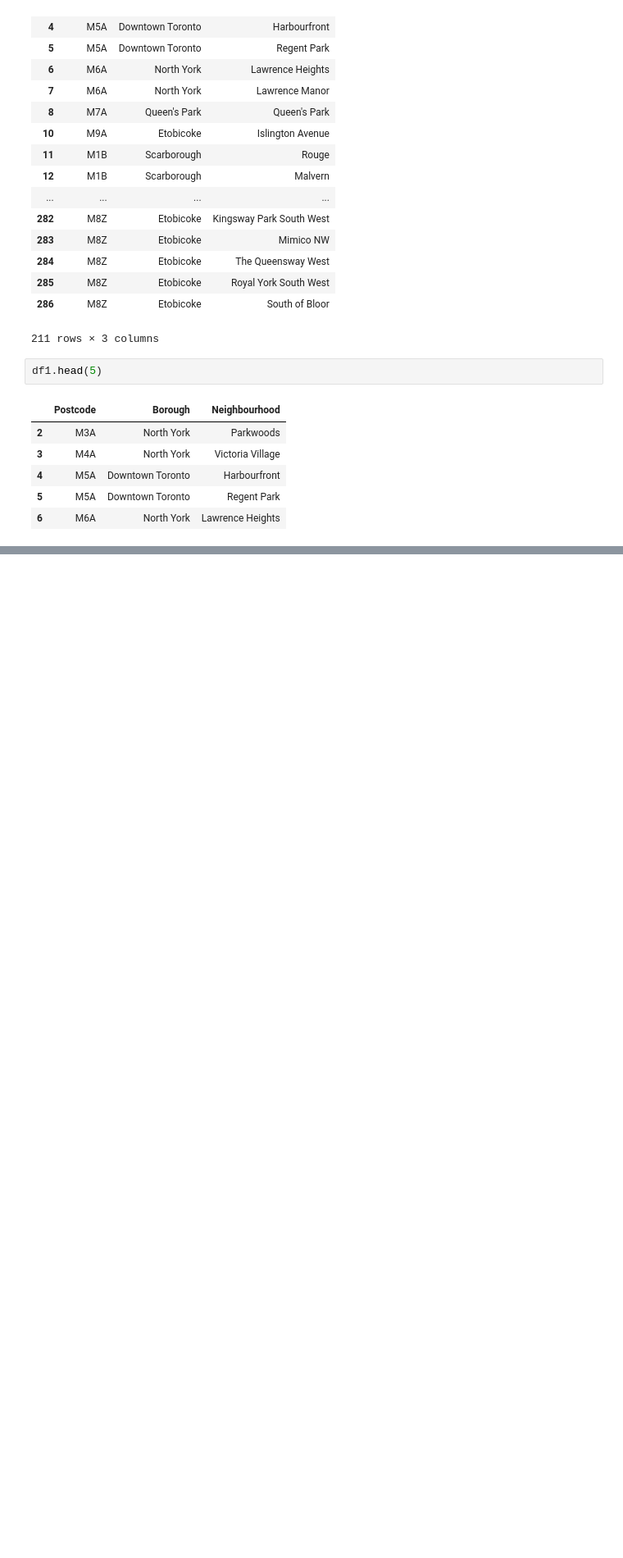
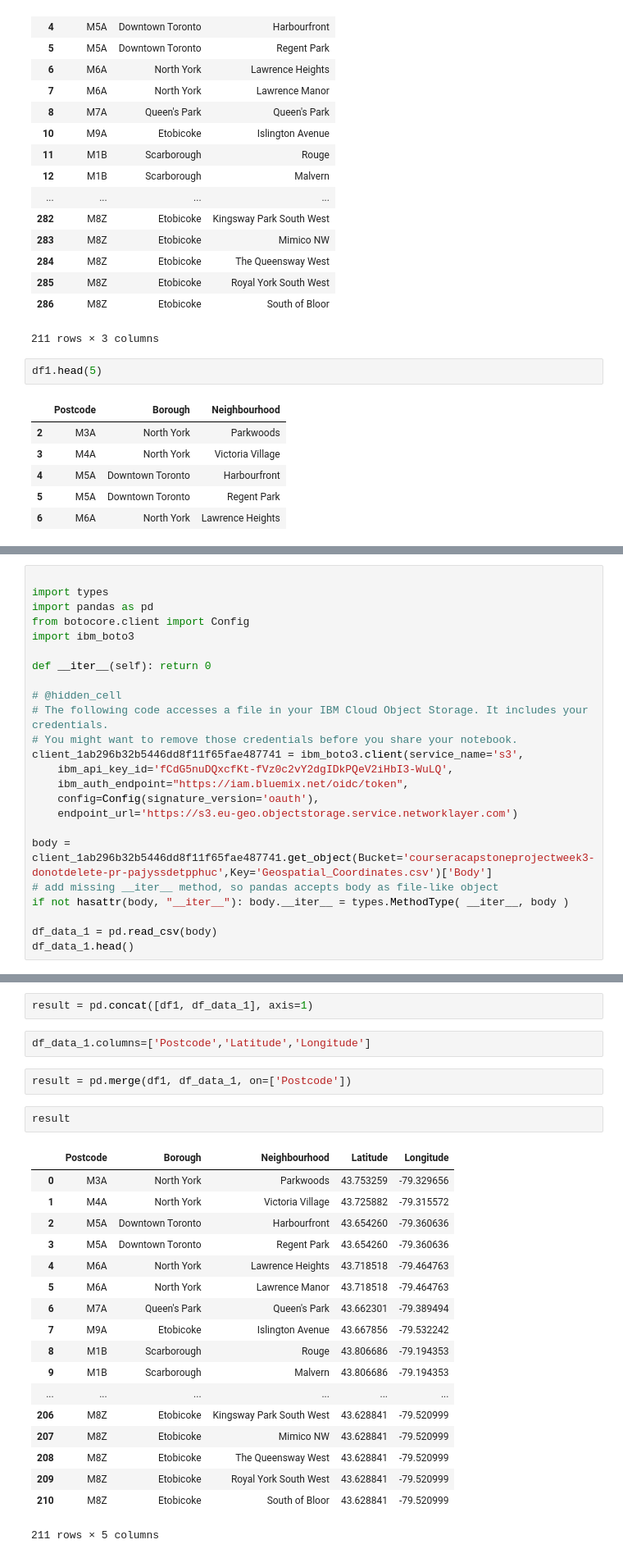
Before and after one commit to Jananee-Ganesapiragas/Capstone_week3, a Jupyter notebook: Explore Toronto.ipynb, the cells around one changed output, grey strips where cells are left out. Shown at 82% size. Saved outputs shown, nothing was run; the diff lists cells and outputs as text; blank space fills up the shorter version.

```diff
--- a/Explore Toronto.ipynb
+++ b/Explore Toronto.ipynb
@@ -221,0 +228,24 @@ df1.head(5)
+# %%
+
+import types
+import pandas as pd
+from botocore.client import Config
+import ibm_boto3
+
+def __iter__(self): return 0
+
+# @hidden_cell
+# The following code accesses a file in your IBM Cloud Object Storage. It includes your credentials.
+# You might want to remove those credentials before you share your notebook.
+client_1ab296b32b5446dd8f11f65fae487741 = ibm_boto3.client(service_name='s3',
+    ibm_api_key_id='fCdG5nuDQxcfKt-fVz0c2vY2dgIDkPQeV2iHbI3-WuLQ',
+    ibm_auth_endpoint="https://iam.bluemix.net/oidc/token",
+    config=Config(signature_version='oauth'),
+    endpoint_url='https://s3.eu-geo.objectstorage.service.networklayer.com')
+
+body = client_1ab296b32b5446dd8f11f65fae487741.get_object(Bucket='courseracapstoneprojectweek3-donotdelete-pr-pajyssdetpphuc',Key='Geospatial_Coordinates.csv')['Body']
+# add missing __iter__ method, so pandas accepts body as file-like object
+if not hasattr(body, "__iter__"): body.__iter__ = types.MethodType( __iter__, body )
+
+df_data_1 = pd.read_csv(body)
+df_data_1.head()
@@ -222 +280,28 @@ df1.head(5)
+# %%
+result = pd.concat([df1, df_data_1], axis=1)
+# %%
+df_data_1.columns=['Postcode','Latitude','Longitude']
+# %%
+result = pd.merge(df1, df_data_1, on=['Postcode'])
+# %%
+result
+# %% [output]
+|  | Postcode | Borough | Neighbourhood | Latitude | Longitude |
+| 0 | M3A | North York | Parkwoods | 43.753259 | -79.329656 |
+| 1 | M4A | North York | Victoria Village | 43.725882 | -79.315572 |
+| 2 | M5A | Downtown Toronto | Harbourfront | 43.654260 | -79.360636 |
+| 3 | M5A | Downtown Toronto | Regent Park | 43.654260 | -79.360636 |
+| 4 | M6A | North York | Lawrence Heights | 43.718518 | -79.464763 |
+| 5 | M6A | North York | Lawrence Manor | 43.718518 | -79.464763 |
+| 6 | M7A | Queen's Park | Queen's Park | 43.662301 | -79.389494 |
+| 7 | M9A | Etobicoke | Islington Avenue | 43.667856 | -79.532242 |
+| 8 | M1B | Scarborough | Rouge | 43.806686 | -79.194353 |
+| 9 | M1B | Scarborough | Malvern | 43.806686 | -79.194353 |
+| ... | ... | ... | ... | ... | ... |
+| 206 | M8Z | Etobicoke | Kingsway Park South West | 43.628841 | -79.520999 |
+| 207 | M8Z | Etobicoke | Mimico NW | 43.628841 | -79.520999 |
+| 208 | M8Z | Etobicoke | The Queensway West | 43.628841 | -79.520999 |
+| 209 | M8Z | Etobicoke | Royal York South West | 43.628841 | -79.520999 |
+| 210 | M8Z | Etobicoke | South of Bloor | 43.628841 | -79.520999 |
+211 rows × 5 columns
 # %%
```
Also changed, not shown: parts of 6 cells of this notebook.
